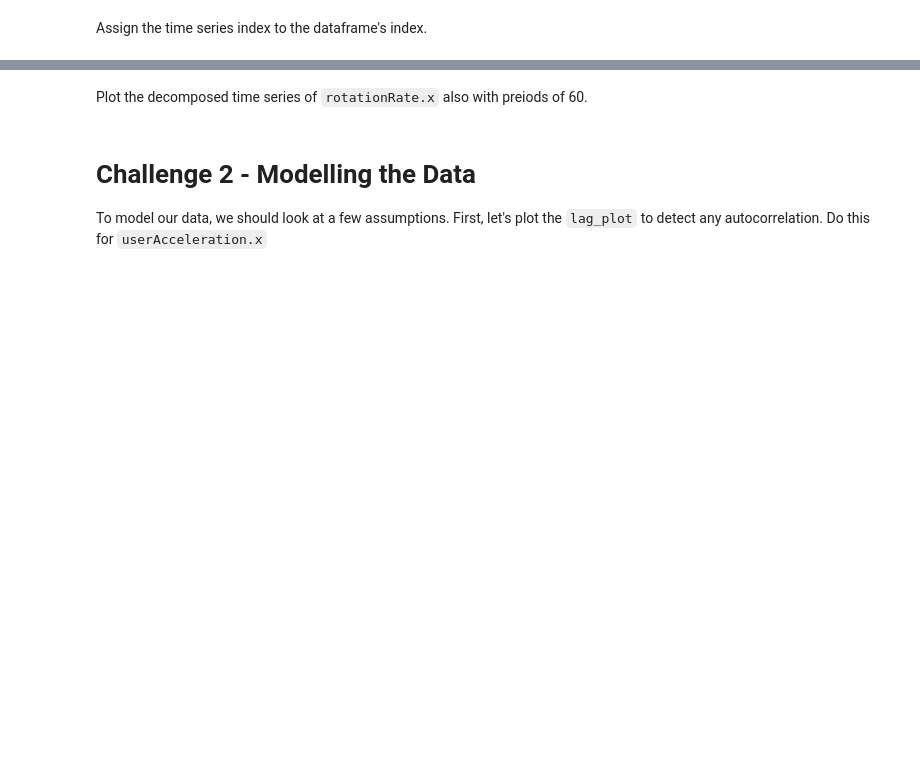
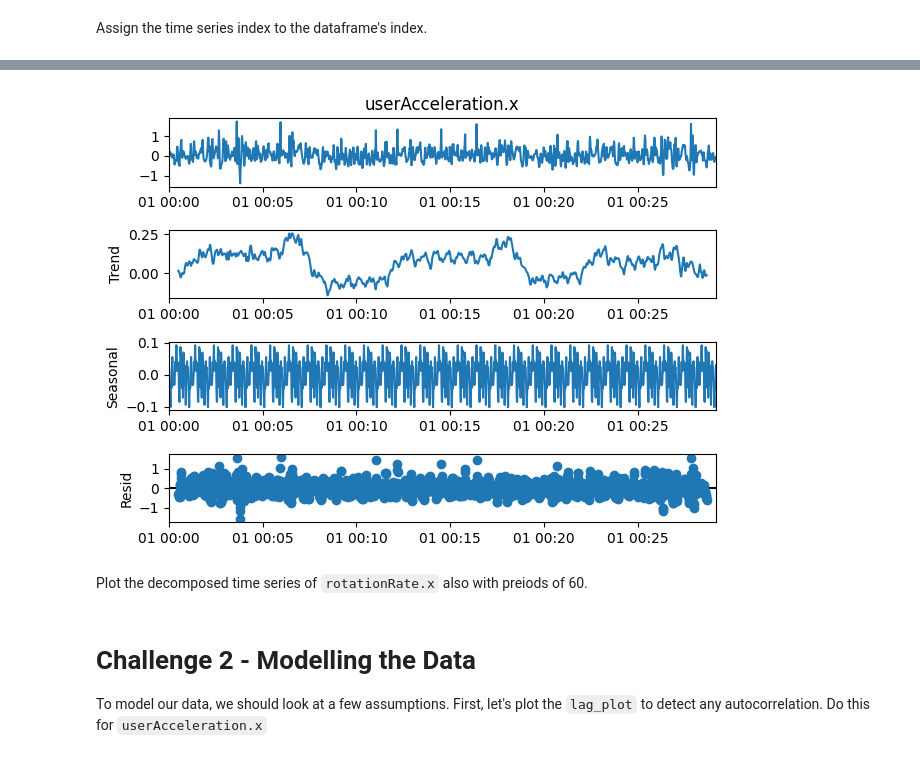
Before and after one commit to Ironhack-data-bcn-january-2023/lab-time-series, a Jupyter notebook: your-code/main.ipynb, the cells around one changed output, grey strips where cells are left out. Cells and saved outputs as stored; diff of their text form; code cells hidden in the pictures; blank space fills up the shorter version.

```diff
--- a/your-code/main.ipynb
+++ b/your-code/main.ipynb
@@ -34,0 +71,6 @@ To perform time series analysis on the data, we must change the index from a ran
+# %%
+# Your code here:
+
+ind_ = pd.date_range("01/01/2018 00:00:00", "01/01/2018 00:29:10", freq=infer)
+
+ind_
@@ -36,3 +91,6 @@ To perform time series analysis on the data, we must change the index from a ran
 Assign the time series index to the dataframe's index.
 # %%
 # Your code here:
+
+sensor.set_index(ind_, inplace=True)
+sensor
@@ -45,3 +132,10 @@ Our next step is to decompose the time series and evaluate the patterns in the d
+# %%
+# Your code here:
+from statsmodels.tsa.seasonal import seasonal_decompose
+res = seasonal_decompose(sensor["userAcceleration.x"], model="additive",period=60)
+res.plot();
+# %% [output]
+[figure, added]
 # %% [markdown]
 Plot the decomposed time series of `rotationRate.x` also with preiods of 60.
 # %% [markdown]
```
Also changed, not shown: parts of 19 cells of this notebook.
